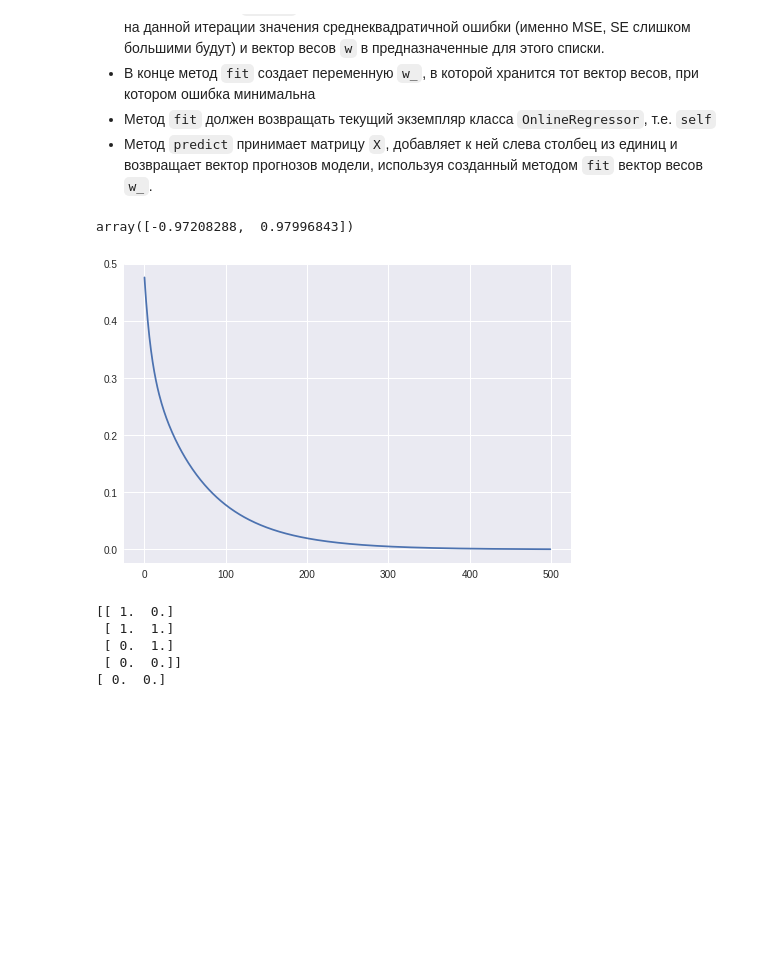
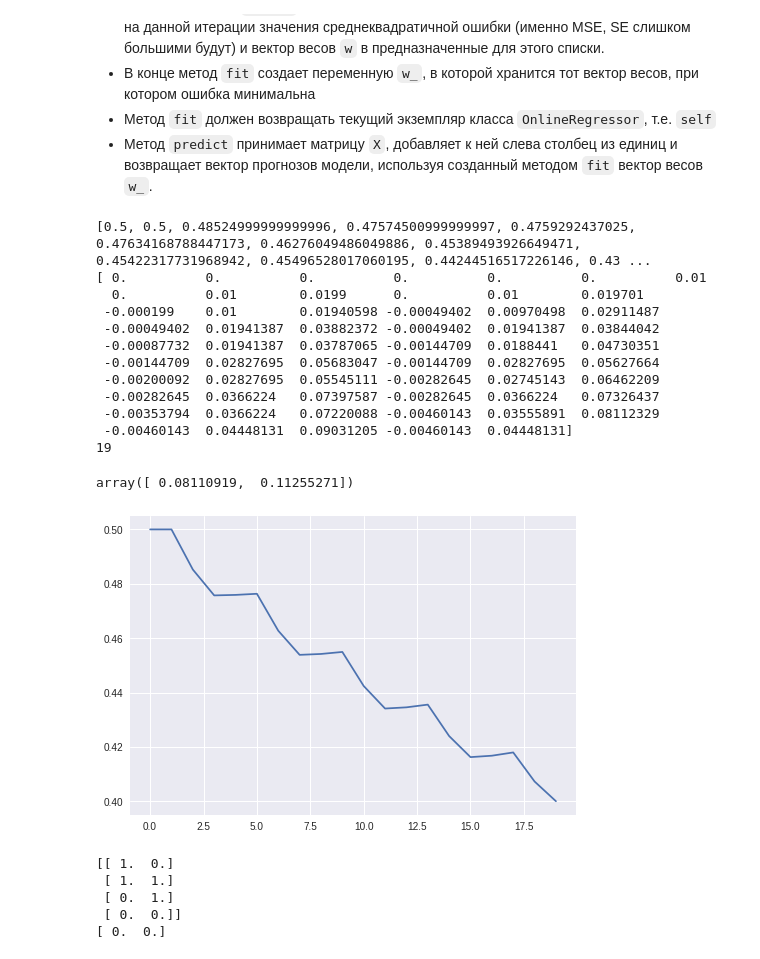
Before and after one commit to JustM57/ml_examples, a Jupyter notebook: hw8_part1_implement_sgd.ipynb, the cells around one changed output. Drawn from its saved outputs; the diff is of its cells as text; code cells hidden in the pictures; blank space fills up the shorter version.

```diff
--- a/hw8_part1_implement_sgd.ipynb
+++ b/hw8_part1_implement_sgd.ipynb
@@ -83,13 +83,13 @@ class OnlineRegressor(BaseEstimator):
         for t in range(self.n_iter):
             for i in range(X_train.shape[0]):
                 w += self.eta * (y_train[i] - sum(w * X_train[i])) * X_train[i]
-                if t>0:
+                if (t>0) | (i>0):
                     self.weights = np.append(self.weights, np.array(w))
                 else:
-                    self.weights = [[w]]
+                    self.weights = [np.array(w)]
                 self.mse_.append(mean_squared_error(y_train, np.cumsum((w*X_train), axis=1)[:,X_train.shape[1]-1]))
         low_mse_index = self.mse_.index(min(self.mse_))
-        self.w_ = [self.weights[low_mse_index+i] for i in range(X_train.shape[1])]
+        self.w_ = [self.weights[low_mse_index*X_train.shape[1]+i] for i in range(X_train.shape[1])]
         return self
 
     def predict(self, X_test):
@@ -97,15 +97,27 @@ class OnlineRegressor(BaseEstimator):
         X_test = np.concatenate((a, X_test), axis=1)
         return np.cumsum((self.w_*X_test), axis=1)[:,X_test.shape[1]-1]
 # %%
-test = OnlineRegressor(0.01, 500)
+test = OnlineRegressor(0.01, 5)
 test.weights
 test.fit(X_train, y_train)
 test.weights, test.w_
 plt.plot(test.mse_)
 test.predict(X_test)
 # %% [output]
-array([-0.97208288,  0.97996843])
+[0.5, 0.5, 0.48524999999999996, 0.47574500999999997, 0.4759292437025, 0.47634168788447173, 0.46276049486049886, 0.45389493926649471, 0.45422317731968942, 0.45496528017060195, 0.44244516517226146, 0.43 ...
+[ 0.          0.          0.          0.          0.          0.          0.01
+  0.          0.01        0.0199      0.          0.01        0.019701
+ -0.000199    0.01        0.01940598 -0.00049402  0.00970498  0.02911487
+ -0.00049402  0.01941387  0.03882372 -0.00049402  0.01941387  0.03844042
+ -0.00087732  0.01941387  0.03787065 -0.00144709  0.0188441   0.04730351
+ -0.00144709  0.02827695  0.05683047 -0.00144709  0.02827695  0.05627664
+ -0.00200092  0.02827695  0.05545111 -0.00282645  0.02745143  0.06462209
+ -0.00282645  0.0366224   0.07397587 -0.00282645  0.0366224   0.07326437
+ -0.00353794  0.0366224   0.07220088 -0.00460143  0.03555891  0.08112329
+ -0.00460143  0.04448131  0.09031205 -0.00460143  0.04448131]
+19
+array([ 0.08110919,  0.11255271])
-[figure, old version]
+[figure, new version]
 # %%
 X_train = np.array([[1., 0.], [1., 1.], [0., 1.], [0., 0.]])
 X_test = np.array([[2, 0], [0., 0.5]])
```
Also changed, not shown: parts of 6 cells of this notebook.
